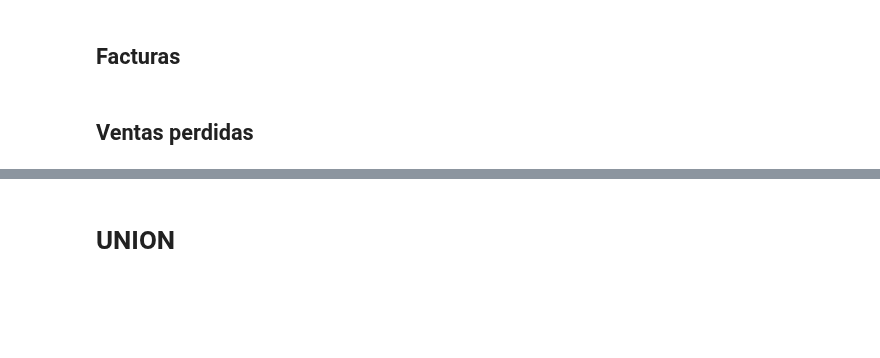
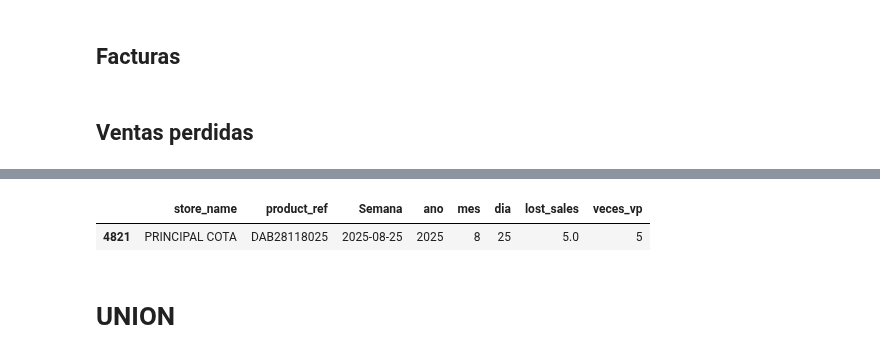
Before and after one commit to FiltrosDonsson/Proyectos-Data-analyst, a Jupyter notebook: MODELO ABASTECIMIENTO/ema.ipynb, the cells around one changed output, grey strips where cells are left out. Saved outputs shown, nothing was run; the diff lists cells and outputs as text; code cells hidden in the pictures; blank space fills up the shorter version.

```diff
--- a/MODELO ABASTECIMIENTO/ema.ipynb
+++ b/MODELO ABASTECIMIENTO/ema.ipynb
@@ -184,9 +197,12 @@ df_discrepantes #Los productos que no se movieron hace mucho tiempo no salen en
 # %%
 vp_agosot_2025 = vp_week[(vp_week["ano"]==2025) & (vp_week["mes"]==8) ]
-vp_agosot_2025.to_excel("vp_revisar.xlsx")
+#vp_agosot_2025.to_excel("vp_revisar.xlsx")
 
 vp_agosot_2025.query("product_ref == 'DAB28118025' and store_name == 'PRINCIPAL COTA'")
 #vp_agosot_2025.groupby("store_name")["lost_sales"].sum()
+# %% [output]
+|  | store_name | product_ref | Semana | ano | mes | dia | lost_sales | veces_vp |
+| 4821 | PRINCIPAL COTA | DAB28118025 | 2025-08-25 | 2025 | 8 | 25 | 5.0 | 5 |
 # %% [markdown]
 # UNION
 # %% [markdown]
```
Also changed, not shown: parts of 19 cells of this notebook, 1 other file.
